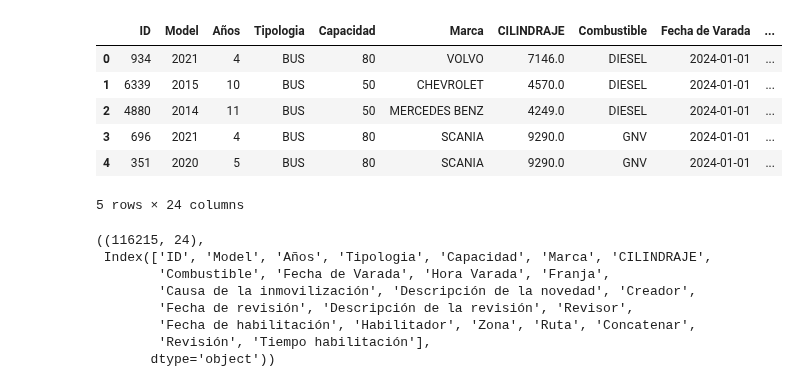
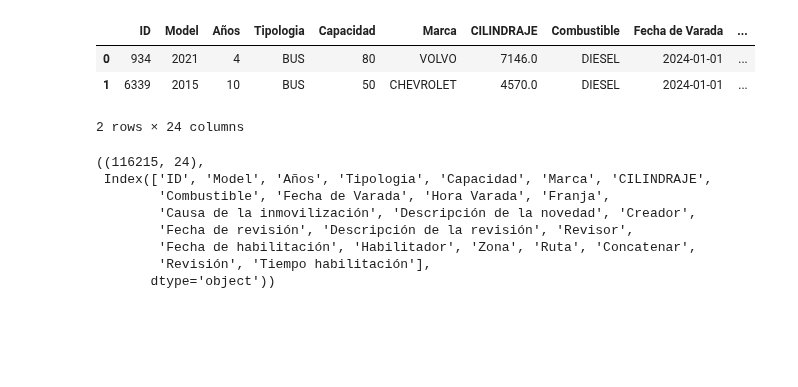
Before and after one commit to julihdez36/Metodos_estadisticos, a Jupyter notebook: buses2.ipynb, the cells around one changed output. Drawn from its saved outputs; the diff is of its cells as text; code cells hidden in the pictures; blank space fills up the shorter version.

```diff
--- a/buses2.ipynb
+++ b/buses2.ipynb
@@ -7,17 +7,14 @@ import os
 # %%
 os.chdir('C:\\Users\\Julian\\Desktop\\Cursos\\sets\\buses')
 os.listdir()
 
 df = pd.read_excel('VARIABLES LIMPIAS.xlsx')
-df.head()
+df.head(2)
 # %% [output]
 |  | ID | Model | Años | Tipologia | Capacidad | Marca | CILINDRAJE | Combustible | Fecha de Varada | ... |
 | 0 | 934 | 2021 | 4 | BUS | 80 | VOLVO | 7146.0 | DIESEL | 2024-01-01 | ... |
 | 1 | 6339 | 2015 | 10 | BUS | 50 | CHEVROLET | 4570.0 | DIESEL | 2024-01-01 | ... |
-| 2 | 4880 | 2014 | 11 | BUS | 50 | MERCEDES BENZ | 4249.0 | DIESEL | 2024-01-01 | ... |
-| 3 | 696 | 2021 | 4 | BUS | 80 | SCANIA | 9290.0 | GNV | 2024-01-01 | ... |
-| 4 | 351 | 2020 | 5 | BUS | 80 | SCANIA | 9290.0 | GNV | 2024-01-01 | ... |
-5 rows × 24 columns
+2 rows × 24 columns
 # %%
 df.shape, df.columns
 # %% [output]
```
Also changed, not shown: parts of 8 cells of this notebook.
